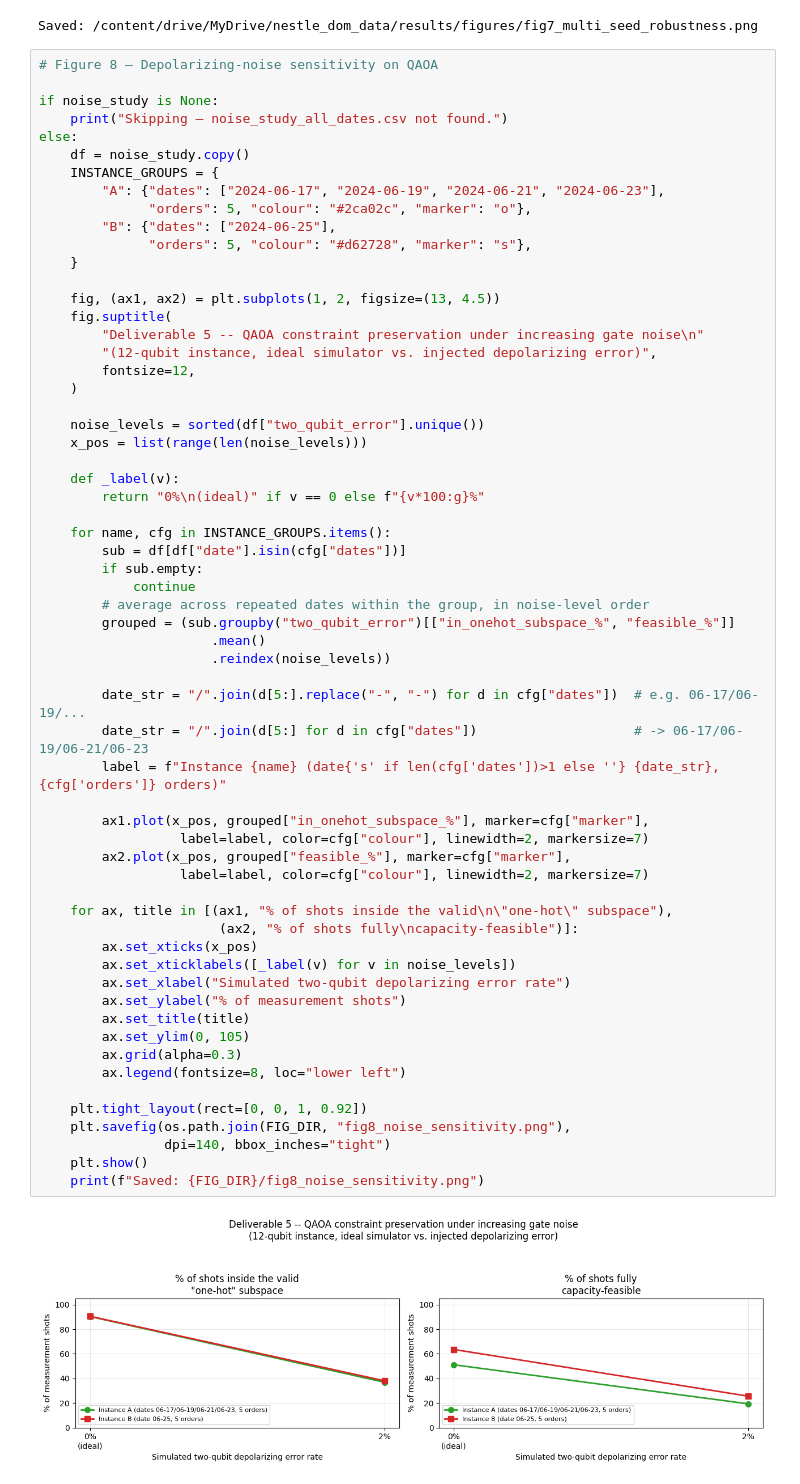
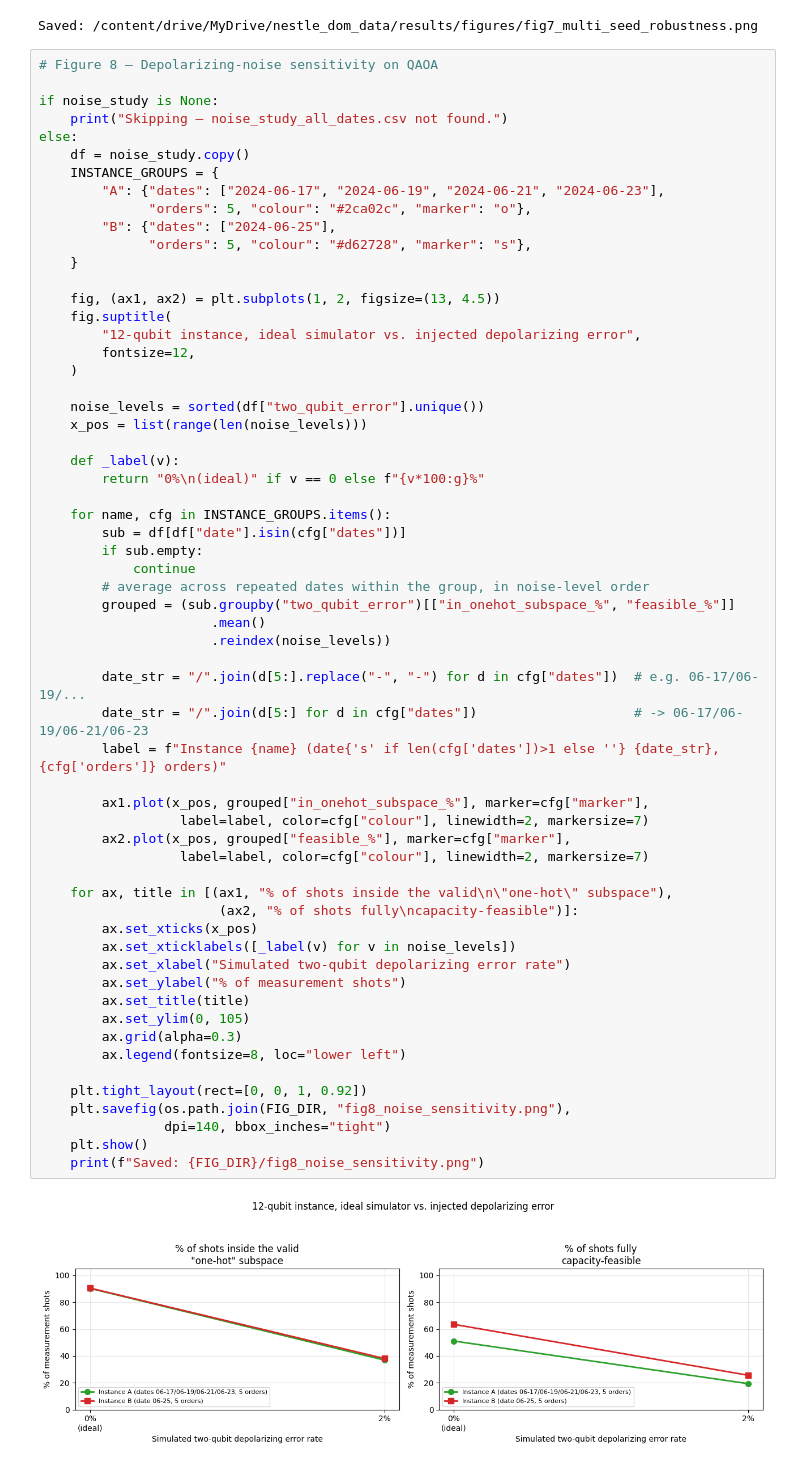
Before and after one commit to HarikaYanamadala/Dom_Planner, a Jupyter notebook: notebook/Nestle_DOM_QAOA_MILP.ipynb, the cells around one changed output. Cells and saved outputs as stored; diff of their text form.

```diff
--- a/notebook/Nestle_DOM_QAOA_MILP.ipynb
+++ b/notebook/Nestle_DOM_QAOA_MILP.ipynb
@@ -2442,8 +2442,7 @@ else:
 
     fig, (ax1, ax2) = plt.subplots(1, 2, figsize=(13, 4.5))
     fig.suptitle(
-        "Deliverable 5 -- QAOA constraint preservation under increasing gate noise\n"
-        "(12-qubit instance, ideal simulator vs. injected depolarizing error)",
+        "12-qubit instance, ideal simulator vs. injected depolarizing error",
         fontsize=12,
     )
 
@@ -2461,32 +2460,32 @@ else:
         grouped = (sub.groupby("two_qubit_error")[["in_onehot_subspace_%", "feasible_%"]]
                       .mean()
                       .reindex(noise_levels))
 
         date_str = "/".join(d[5:].replace("-", "-") for d in cfg["dates"])  # e.g. 06-17/06-19/...
         date_str = "/".join(d[5:] for d in cfg["dates"])                    # -> 06-17/06-19/06-21/06-23
         label = f"Instance {name} (date{'s' if len(cfg['dates'])>1 else ''} {date_str}, {cfg['orders']} orders)"
 
         ax1.plot(x_pos, grouped["in_onehot_subspace_%"], marker=cfg["marker"],
                   label=label, color=cfg["colour"], linewidth=2, markersize=7)
         ax2.plot(x_pos, grouped["feasible_%"], marker=cfg["marker"],
                   label=label, color=cfg["colour"], linewidth=2, markersize=7)
 
     for ax, title in [(ax1, "% of shots inside the valid\n\"one-hot\" subspace"),
                        (ax2, "% of shots fully\ncapacity-feasible")]:
         ax.set_xticks(x_pos)
         ax.set_xticklabels([_label(v) for v in noise_levels])
         ax.set_xlabel("Simulated two-qubit depolarizing error rate")
         ax.set_ylabel("% of measurement shots")
         ax.set_title(title)
         ax.set_ylim(0, 105)
         ax.grid(alpha=0.3)
         ax.legend(fontsize=8, loc="lower left")
 
     plt.tight_layout(rect=[0, 0, 1, 0.92])
     plt.savefig(os.path.join(FIG_DIR, "fig8_noise_sensitivity.png"),
                 dpi=140, bbox_inches="tight")
     plt.show()
     print(f"Saved: {FIG_DIR}/fig8_noise_sensitivity.png")
 # %% [output]
-[figure, old version]
+[figure, new version]
 Saved: /content/drive/MyDrive/nestle_dom_data/results/figures/fig8_noise_sensitivity.png
```
Also changed, not shown: parts of 6 cells of this notebook, 3 other files.
